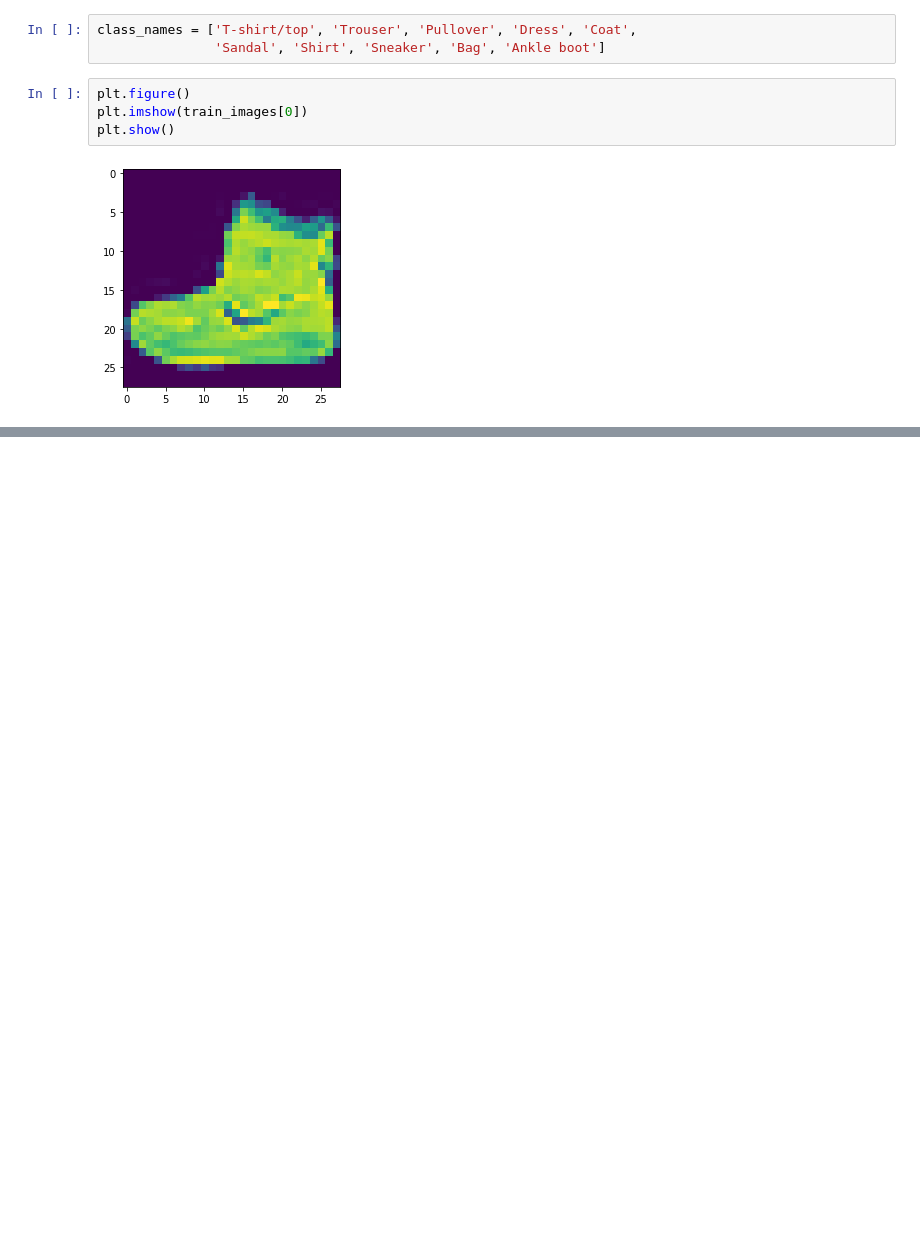
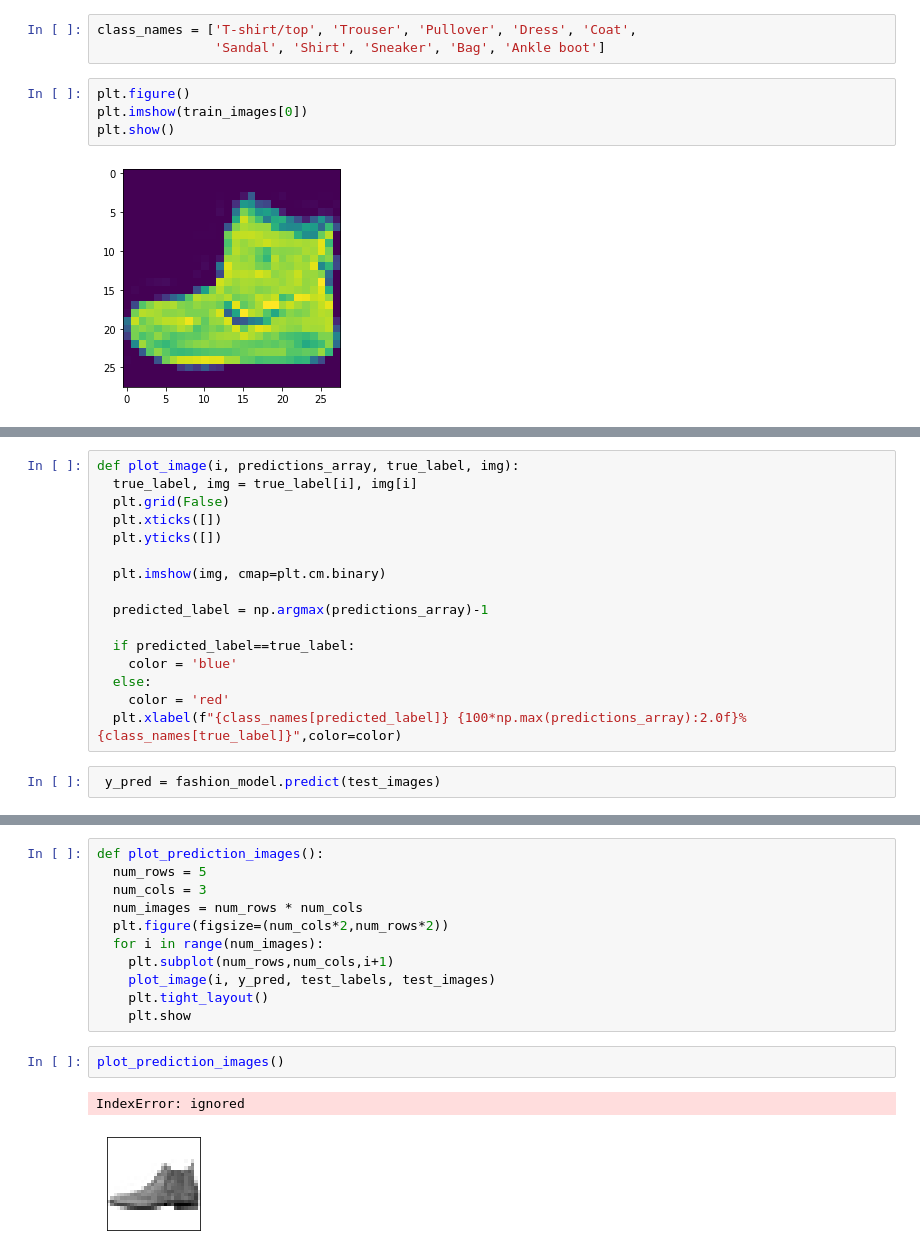
Before and after one commit to 95ImadEL/Tensorflow-basics, a Jupyter notebook: NN_Classification.ipynb, the cells around one changed output, grey strips where cells are left out. Cells and saved outputs as stored; diff of their text form; blank space fills up the shorter version.

```diff
--- a/NN_Classification.ipynb
+++ b/NN_Classification.ipynb
@@ -1314,0 +1433,18 @@ KeyboardInterrupt: ignored
+# %%
+def plot_image(i, predictions_array, true_label, img):
+  true_label, img = true_label[i], img[i]
+  plt.grid(False)
+  plt.xticks([])
+  plt.yticks([])
+
+  plt.imshow(img, cmap=plt.cm.binary)
+
+  predicted_label = np.argmax(predictions_array)-1
+
+  if predicted_label==true_label:
+    color = 'blue'
+  else:
+    color = 'red'
+  plt.xlabel(f"{class_names[predicted_label]} {100*np.max(predictions_array):2.0f}% {class_names[true_label]}",color=color)
+# %%
+ y_pred = fashion_model.predict(test_images)
@@ -1314,0 +1453,16 @@ KeyboardInterrupt: ignored
+# %%
+def plot_prediction_images():
+  num_rows = 5
+  num_cols = 3
+  num_images = num_rows * num_cols
+  plt.figure(figsize=(num_cols*2,num_rows*2))
+  for i in range(num_images):
+    plt.subplot(num_rows,num_cols,i+1)
+    plot_image(i, y_pred, test_labels, test_images)
+    plt.tight_layout()
+    plt.show
+# %%
+plot_prediction_images()
+# %% [output]
+IndexError: ignored
+[figure, added]
```
Also changed, not shown: parts of 10 cells of this notebook.
